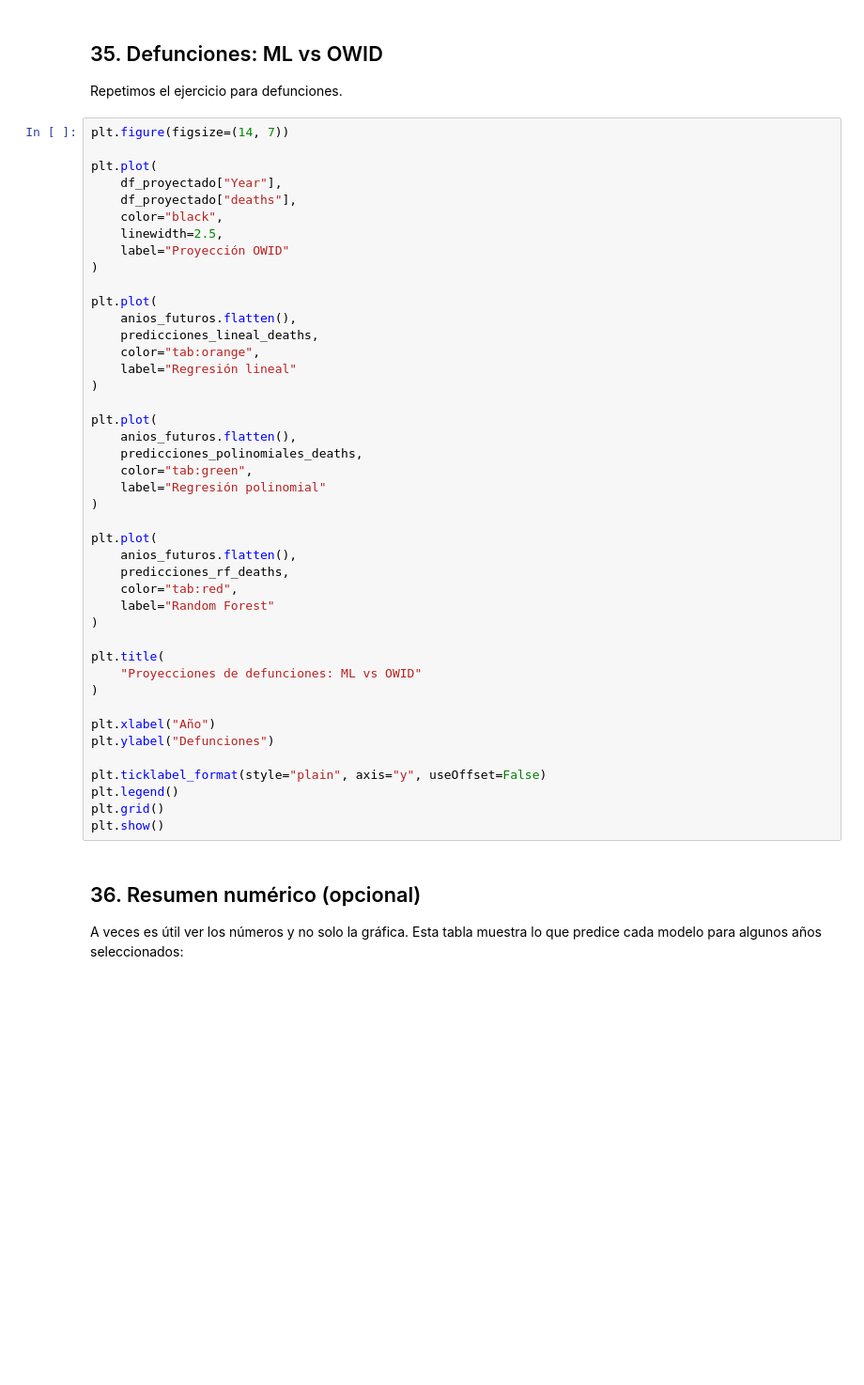
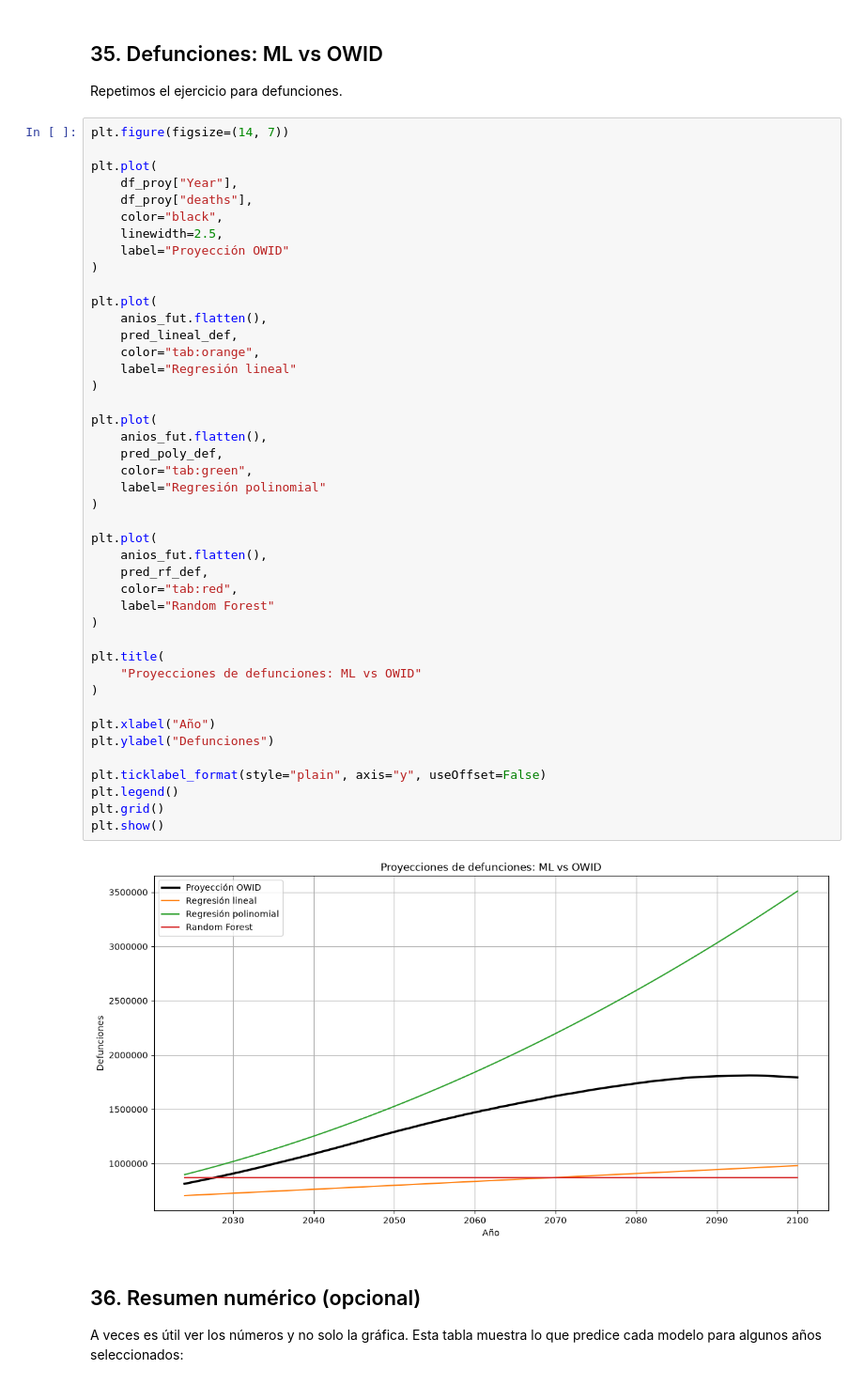
Before and after one commit to MauAG13/Big-Data-511, a Jupyter notebook: U1_1_probabilidad_estadistica/notebooks/U3_1_modelos_regresion_demografia.ipynb, the cells around one changed output. Shown at 94% size. Cells and saved outputs as stored; diff of their text form; blank space fills up the shorter version.

```diff
--- a/U1_1_probabilidad_estadistica/notebooks/U3_1_modelos_regresion_demografia.ipynb
+++ b/U1_1_probabilidad_estadistica/notebooks/U3_1_modelos_regresion_demografia.ipynb
@@ -917,45 +937,47 @@ Repetimos el ejercicio para defunciones.
 plt.figure(figsize=(14, 7))
 
 plt.plot(
-    df_proyectado["Year"],
-    df_proyectado["deaths"],
+    df_proy["Year"],
+    df_proy["deaths"],
     color="black",
     linewidth=2.5,
     label="Proyección OWID"
 )
 
 plt.plot(
-    anios_futuros.flatten(),
-    predicciones_lineal_deaths,
+    anios_fut.flatten(),
+    pred_lineal_def,
     color="tab:orange",
     label="Regresión lineal"
 )
 
 plt.plot(
-    anios_futuros.flatten(),
-    predicciones_polinomiales_deaths,
+    anios_fut.flatten(),
+    pred_poly_def,
     color="tab:green",
     label="Regresión polinomial"
 )
 
 plt.plot(
-    anios_futuros.flatten(),
-    predicciones_rf_deaths,
+    anios_fut.flatten(),
+    pred_rf_def,
     color="tab:red",
     label="Random Forest"
 )
 
 plt.title(
     "Proyecciones de defunciones: ML vs OWID"
 )
 
 plt.xlabel("Año")
 plt.ylabel("Defunciones")
 
 plt.ticklabel_format(style="plain", axis="y", useOffset=False)
 plt.legend()
 plt.grid()
 plt.show()
+# %% [output]
+[figure, added]
 # %% [markdown]
 ## 36. Resumen numérico (opcional)
 
```
Also changed, not shown: parts of 77 cells of this notebook, 1 other file.
